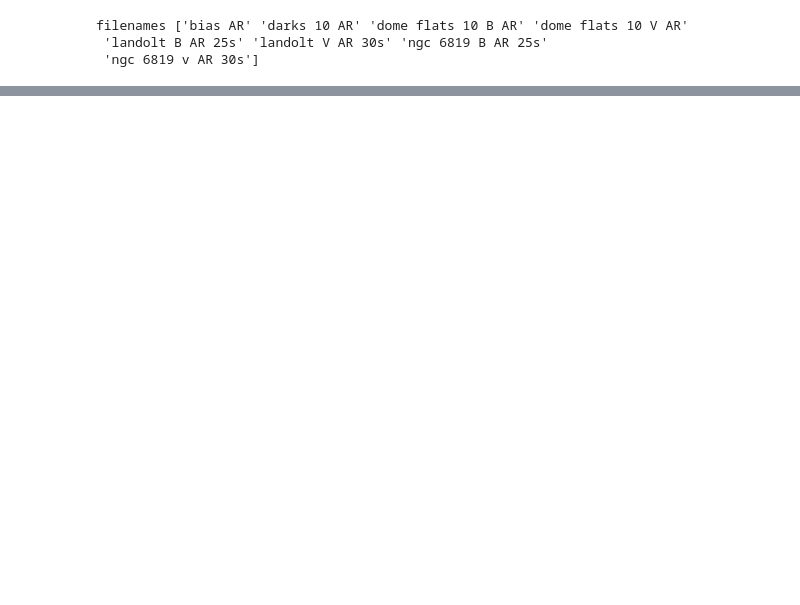
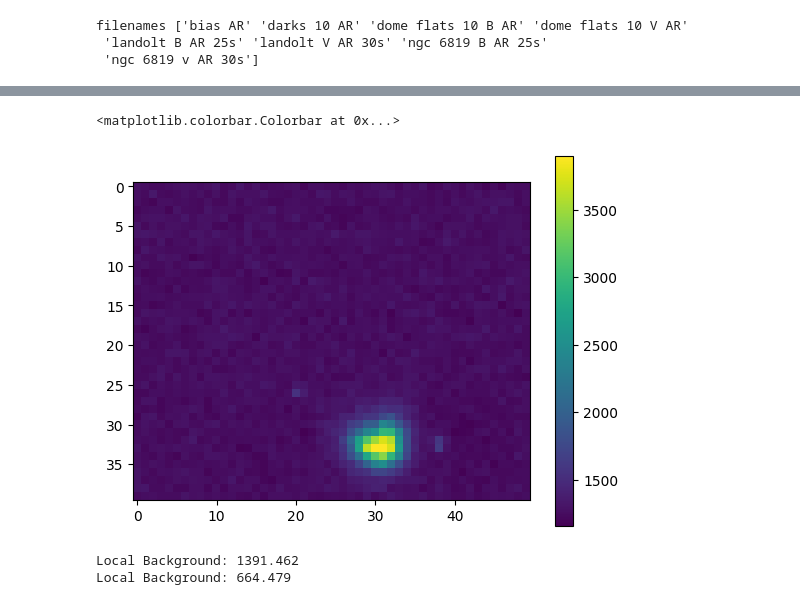
Before and after one commit to avi-patel1/ASTR257_2024, a Jupyter notebook: Project 2--HR Diagram/HR_Diagram.ipynb, the cells around one changed output, grey strips where cells are left out. Cells and saved outputs as stored; diff of their text form; code cells hidden in the pictures; blank space fills up the shorter version.

```diff
--- a/Project 2--HR Diagram/HR_Diagram.ipynb
+++ b/Project 2--HR Diagram/HR_Diagram.ipynb
@@ -38,7 +46,7 @@ dome_flats_B_frames = hdu_lst[np.where(obj_lst=='dome flats 10 B AR')]
 dome_flats_V_frames = hdu_lst[np.where(obj_lst=='dome flats 10 V AR')]
 
 landolt_B_frames = hdu_lst[np.where(obj_lst=='landolt B AR 25s')]
-landolt_V_frames = hdu_lst[np.where(obj_lst=='landolt V AR 25s')]
+landolt_V_frames = hdu_lst[np.where(obj_lst=='landolt V AR 30s')]
 
-ngc6819_B_frames =hdu_lst[np.where(obj_lst=='ngc 6819 B AR 25s')]
+ngc6819_B_frames = hdu_lst[np.where(obj_lst=='ngc 6819 B AR 25s')]
 ngc6819_V_frames = hdu_lst[np.where(obj_lst=='ngc 6819 v AR 30s')]
@@ -102,0 +160,6 @@ plt.colorbar()
+# %%
+plt.imshow(sci_red['landolt_B'][340:380,300:350])
+plt.colorbar()
+# %% [output]
+<matplotlib.colorbar.Colorbar at 0x...>
+[figure, added]
@@ -102,0 +181,11 @@ plt.colorbar()
+# %%
+# Landolt Field Star 111 1965 reference flux and magnitude
+
+
+F_ref_B = aperture_photometry(sci_red['landolt_B'], 332.352205, 372.104596, 2, 4, 6, verbose=True)
+F_ref_V = aperture_photometry(sci_red['landolt_V'], 332.352205, 372.104596, 2, 4, 6, verbose=True)
+m_ref_B = 1.710 + 11.419
+m_ref_V = 11.419
+# %% [output]
+Local Background: 1391.462
+Local Background: 664.479
```
Also changed, not shown: parts of 15 cells of this notebook.
